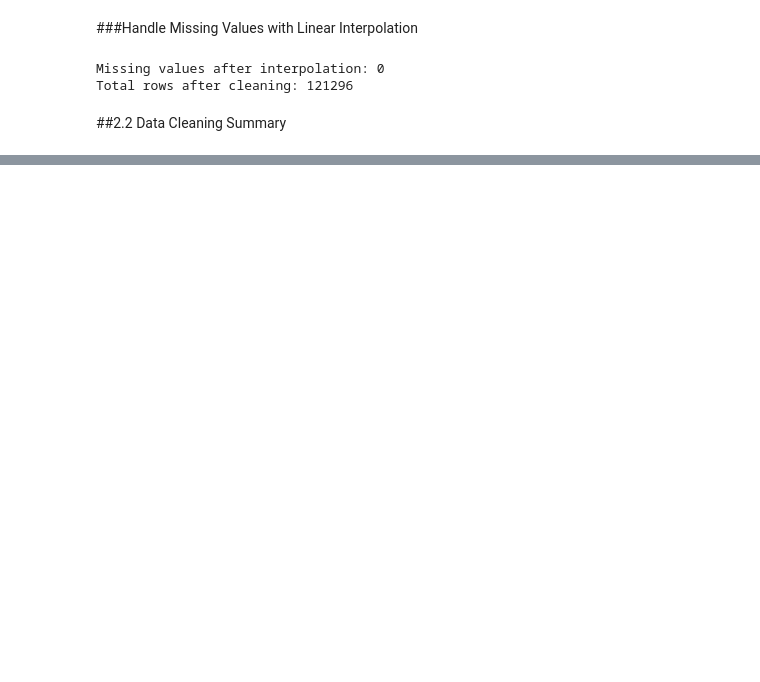
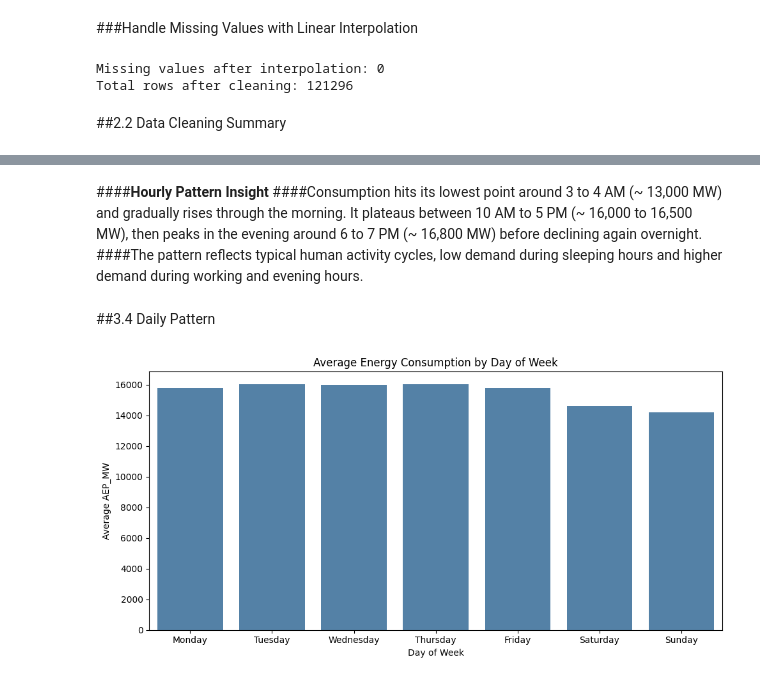
Before and after one commit to ganendrasatya/Energy_Consumption_Prediction, a Jupyter notebook: Energy_Consumption_Prediction.ipynb, the cells around one changed output, grey strips where cells are left out. Drawn from its saved outputs; the diff is of its cells as text; code cells hidden in the pictures; blank space fills up the shorter version.

```diff
--- a/Energy_Consumption_Prediction.ipynb
+++ b/Energy_Consumption_Prediction.ipynb
@@ -192,0 +261,20 @@ Index type                 : DatetimeIndex
+# %% [markdown]
+####**Hourly Pattern Insight**
+####Consumption hits its lowest point around 3 to 4 AM (~ 13,000 MW) and gradually rises through the morning. It plateaus between 10 AM to 5 PM (~ 16,000 to 16,500 MW), then peaks in the evening around 6 to 7 PM (~ 16,800 MW) before declining again overnight.
+####The pattern reflects typical human activity cycles, low demand during sleeping hours and higher demand during working and evening hours.
+# %% [markdown]
+##3.4 Daily Pattern
+# %%
+energy_data['dayofweek'] = energy_data.index.dayofweek
+day_labels = ['Monday', 'Tuesday', 'Wednesday', 'Thursday', 'Friday', 'Saturday', 'Sunday']
+
+fig, ax = plt.subplots(figsize=(10, 5))
+daily_avg = energy_data.groupby('dayofweek')['AEP_MW'].mean()
+sns.barplot(x=day_labels, y=daily_avg.values, color='steelblue', ax=ax)
+ax.set_title('Average Energy Consumption by Day of Week')
+ax.set_xlabel('Day of Week')
+ax.set_ylabel('Average AEP_MW')
+plt.tight_layout()
+plt.show()
+# %% [output]
+[figure, added]
```
Also changed, not shown: parts of 24 cells of this notebook.
